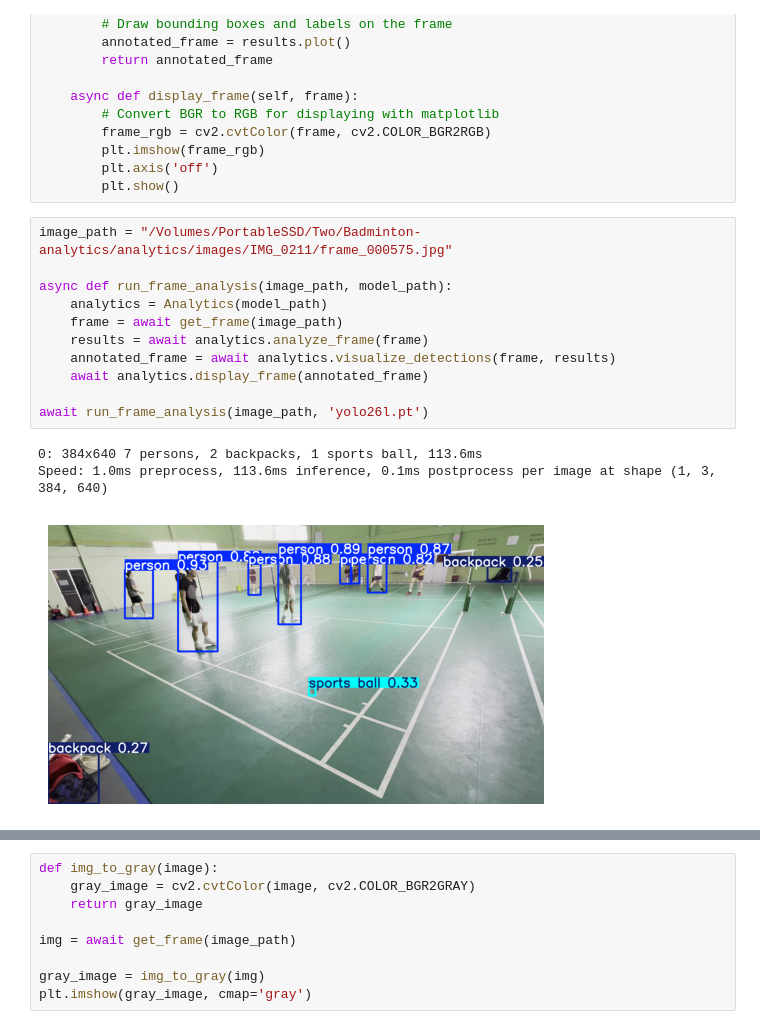
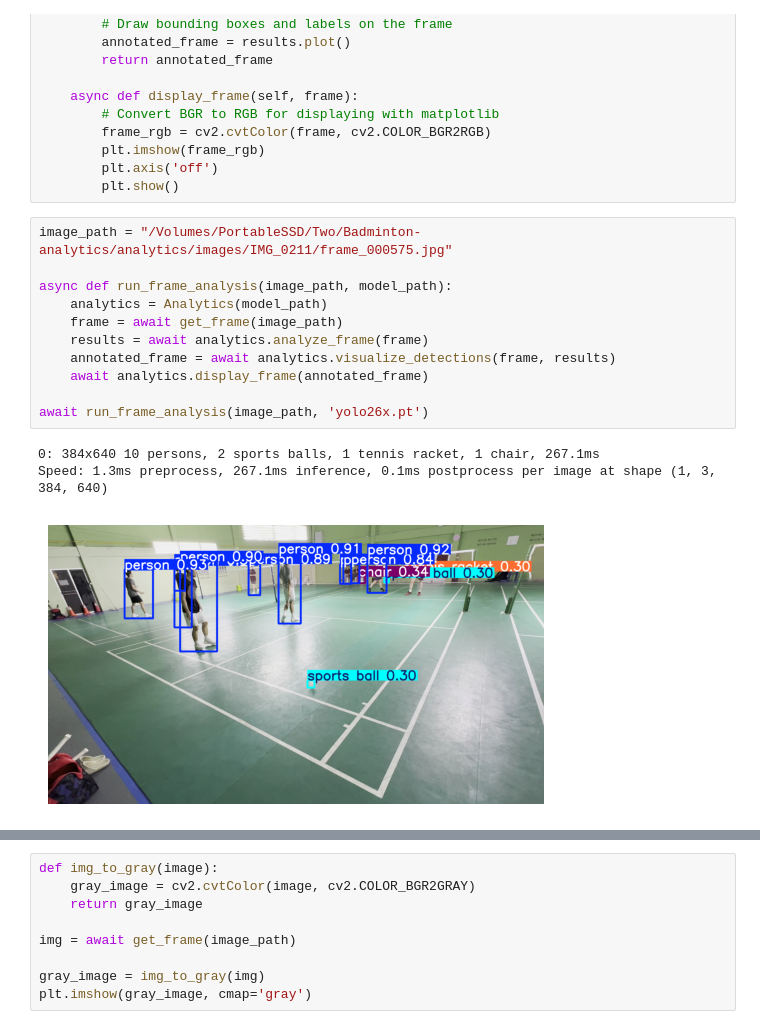
Before and after one commit to TwoTanawin/Badminton-analytics-using-DeepLearning, a Jupyter notebook: src/analytics/analytics.ipynb, the cells around one changed output, grey strips where cells are left out. Cells and saved outputs as stored; diff of their text form.

```diff
--- a/src/analytics/analytics.ipynb
+++ b/src/analytics/analytics.ipynb
@@ -38,18 +38,18 @@ class Analytics:
 # %%
 image_path = "/Volumes/PortableSSD/Two/Badminton-analytics/analytics/images/IMG_0211/frame_000575.jpg"
 
 async def run_frame_analysis(image_path, model_path):
     analytics = Analytics(model_path)
     frame = await get_frame(image_path)
     results = await analytics.analyze_frame(frame)
     annotated_frame = await analytics.visualize_detections(frame, results)
     await analytics.display_frame(annotated_frame)
 
-await run_frame_analysis(image_path, 'yolo26l.pt')
+await run_frame_analysis(image_path, 'yolo26x.pt')
 # %% [output]
-0: 384x640 7 persons, 2 backpacks, 1 sports ball, 113.6ms
-Speed: 1.0ms preprocess, 113.6ms inference, 0.1ms postprocess per image at shape (1, 3, 384, 640)
+0: 384x640 10 persons, 2 sports balls, 1 tennis racket, 1 chair, 267.1ms
+Speed: 1.3ms preprocess, 267.1ms inference, 0.1ms postprocess per image at shape (1, 3, 384, 640)
-[figure, old version]
+[figure, new version]
 # %%
 await run_frame_analysis(image_path, '/Volumes/PortableSSD/Two/Badminton-analytics/analytics/model/best_bad_stc.pt')
 # %% [output]
```
Also changed, not shown: parts of 1 cell of this notebook, 2 other files.
